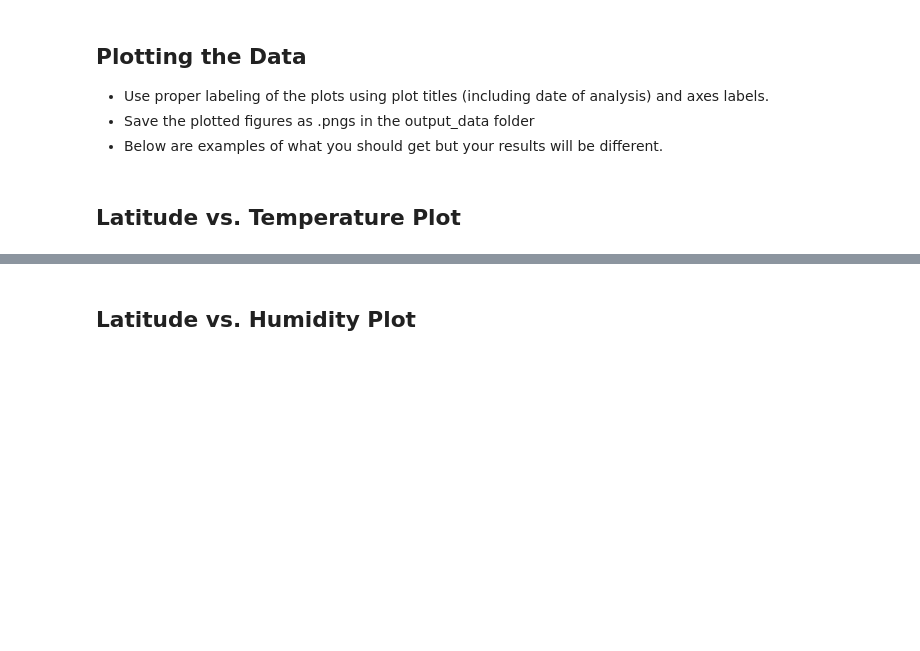
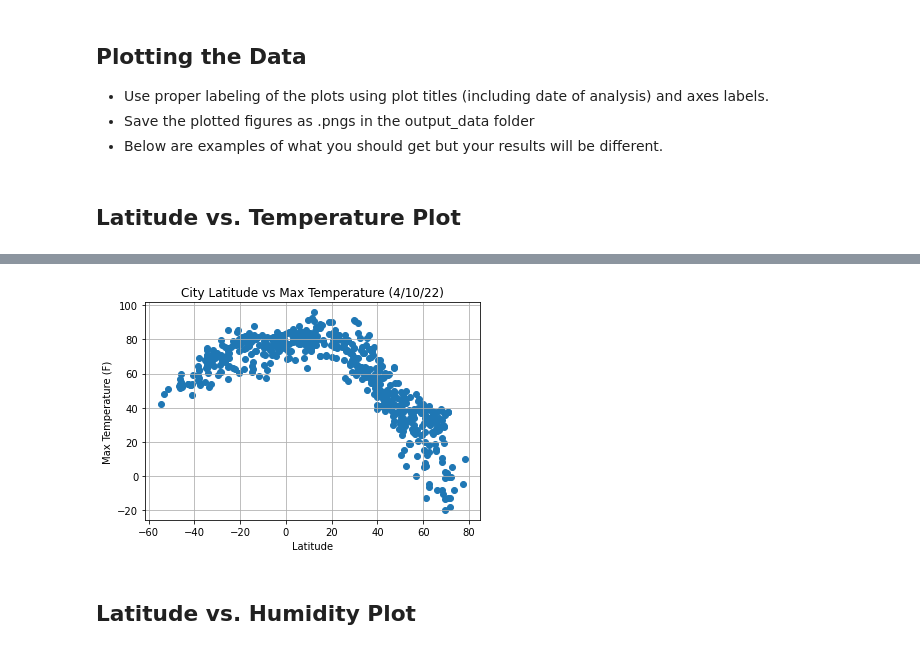
Before and after one commit to vishaalgupta/python-api-challange, a Jupyter notebook: WeatherPy/WeatherPy.ipynb, the cells around one changed output, grey strips where cells are left out. Drawn from its saved outputs; the diff is of its cells as text; code cells hidden in the pictures; blank space fills up the shorter version.

Commit message:
WeatherPy: scatter plots

```diff
--- a/WeatherPy/WeatherPy.ipynb
+++ b/WeatherPy/WeatherPy.ipynb
@@ -228,0 +226,12 @@ Int64Index([], dtype='int64')
+# %%
+lat = city_data["Lat"]
+temp = city_data["Max Temp"]
+plt.scatter(lat, temp)
+plt.title("City Latitude vs Max Temperature (4/10/22)")
+plt.xlabel("Latitude")
+plt.ylabel("Max Temperature (F)")
+plt.grid()
+plt.savefig("LatitudeVsTemp")
+plt.show()
+# %% [output]
+[figure, added]
```
Also changed, not shown: parts of 13 cells of this notebook, 6 other files.
